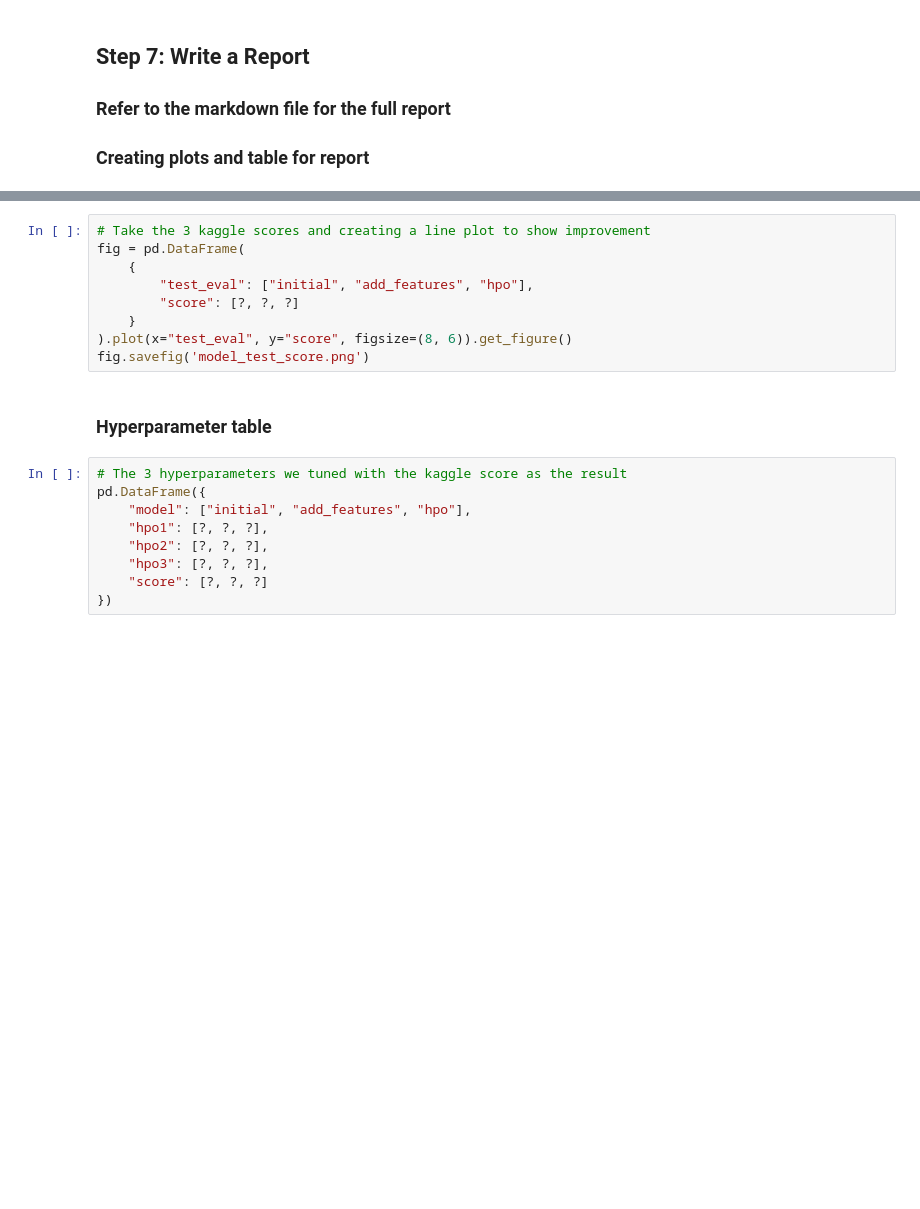
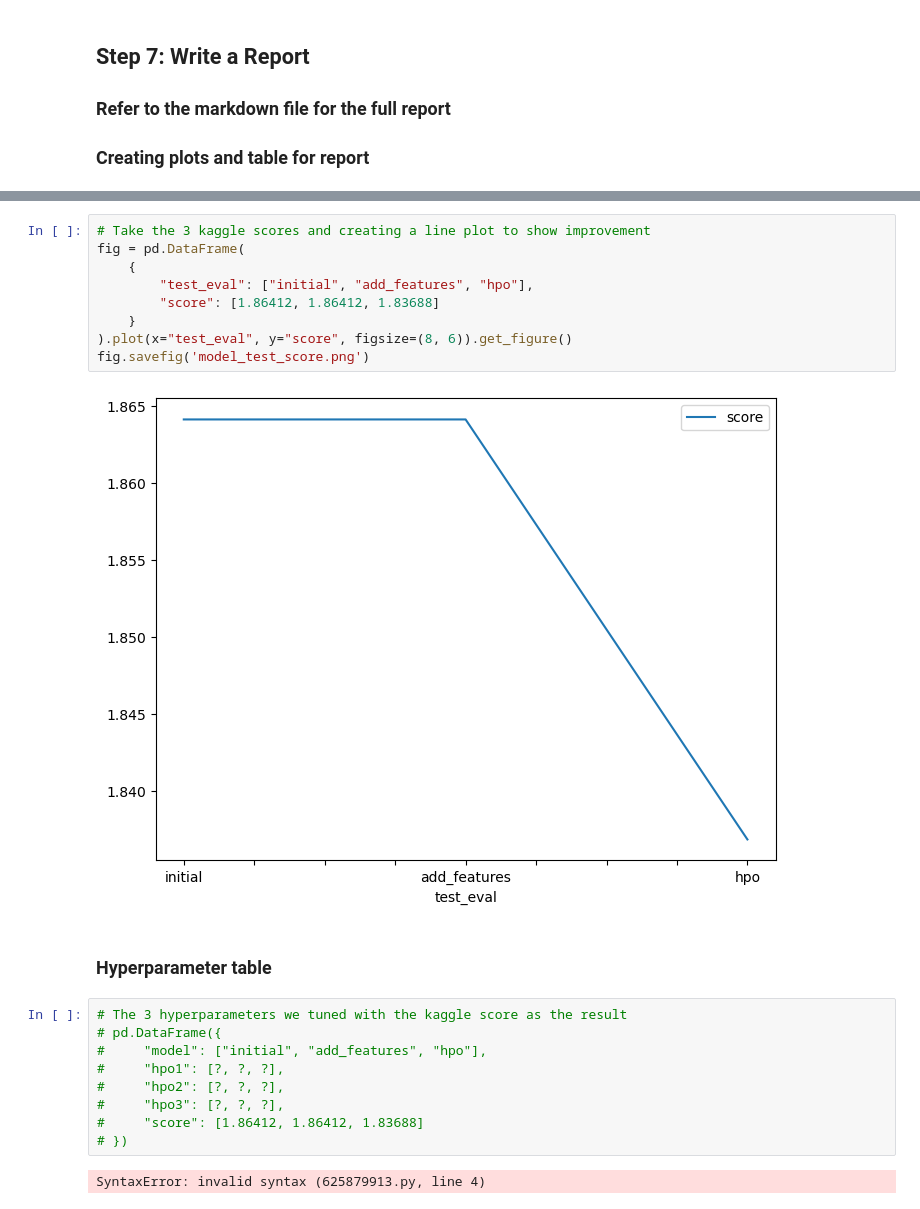
Before and after one commit to KyleFrisbie/cd0385-project-starter, a Jupyter notebook: project/project-template.ipynb, the cells around one changed output, grey strips where cells are left out. Drawn from its saved outputs; the diff is of its cells as text; blank space fills up the shorter version.

```diff
--- a/project/project-template.ipynb
+++ b/project/project-template.ipynb
@@ -602,20 +703,24 @@ fig.savefig('model_train_score.png')
 # %%
 # Take the 3 kaggle scores and creating a line plot to show improvement
 fig = pd.DataFrame(
     {
         "test_eval": ["initial", "add_features", "hpo"],
-        "score": [?, ?, ?]
+        "score": [1.86412, 1.86412, 1.83688]
     }
 ).plot(x="test_eval", y="score", figsize=(8, 6)).get_figure()
 fig.savefig('model_test_score.png')
+# %% [output]
+[figure, added]
 # %% [markdown]
 ### Hyperparameter table
 # %%
 # The 3 hyperparameters we tuned with the kaggle score as the result
-pd.DataFrame({
-    "model": ["initial", "add_features", "hpo"],
-    "hpo1": [?, ?, ?],
-    "hpo2": [?, ?, ?],
-    "hpo3": [?, ?, ?],
-    "score": [?, ?, ?]
-})
+# pd.DataFrame({
+#     "model": ["initial", "add_features", "hpo"],
+#     "hpo1": [?, ?, ?],
+#     "hpo2": [?, ?, ?],
+#     "hpo3": [?, ?, ?],
+#     "score": [1.86412, 1.86412, 1.83688]
+# })
+# %% [output]
+SyntaxError: invalid syntax (625879913.py, line 4)
```
Also changed, not shown: parts of 30 cells of this notebook, 4 other files.
